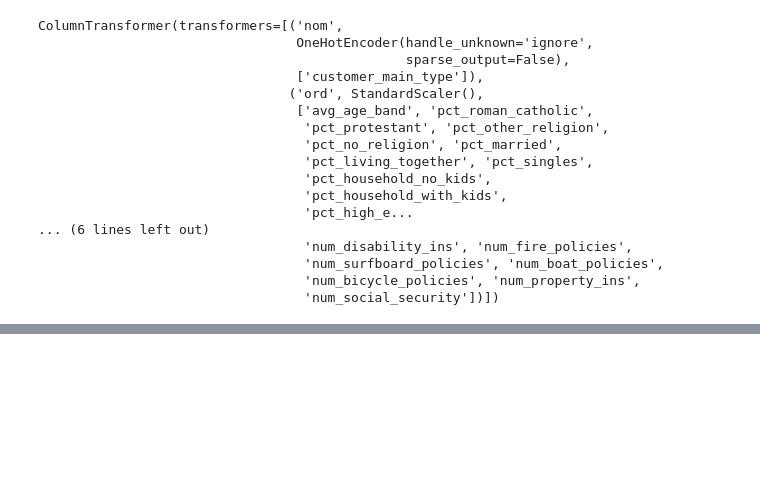
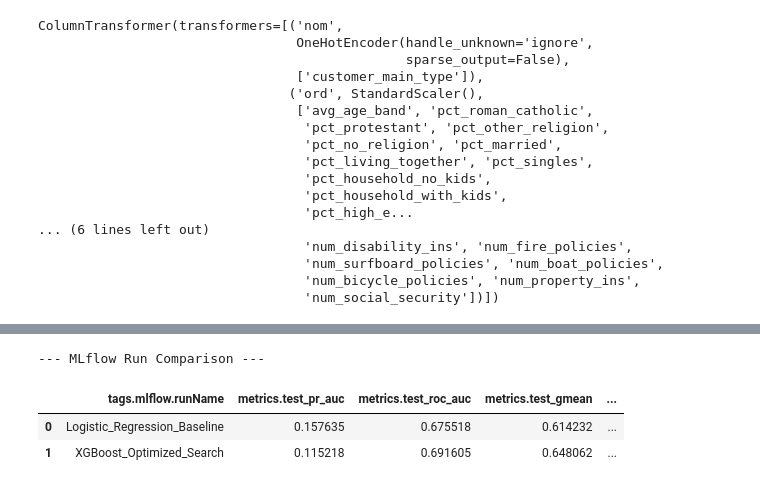
Before and after one commit to JorgeSantana117/insurance_company_project, a Jupyter notebook: notebooks/Fase_2_Equipo58.ipynb, the cells around one changed output, grey strips where cells are left out. Saved outputs shown, nothing was run; the diff lists cells and outputs as text; code cells hidden in the pictures; blank space fills up the shorter version.

Commit message:
Local MLFlow tracking, versioning and registering

```diff
--- a/notebooks/Fase_2_Equipo58.ipynb
+++ b/notebooks/Fase_2_Equipo58.ipynb
@@ -189,0 +203,9 @@ ColumnTransformer(transformers=[('nom',
+# %%
+# Set the tracking URI to the project's root mlruns folder
+mlflow.set_tracking_uri(MLRUNS_URI)
+
+# Now, set the experiment
+mlflow.set_experiment(config.MLFLOW_EXPERIMENT_NAME)
+
+print(f"MLflow tracking URI set to: {MLRUNS_URI}")
+print(f"MLflow experiment set to: '{config.MLFLOW_EXPERIMENT_NAME}'")
@@ -257,0 +294,31 @@ Best Params:
+# %%
+# Get all runs from our experiment, ordered by best PR-AUC
+df_runs = mlflow.search_runs(
+    experiment_names=[config.MLFLOW_EXPERIMENT_NAME],
+    order_by=["metrics.test_pr_auc DESC"]
+)
+
+# Define columns to display
+cols_to_show = [
+    "tags.mlflow.runName",
+    "metrics.test_pr_auc",
+    "metrics.test_roc_auc",
+    "metrics.test_gmean",
+    "metrics.best_threshold_gmean",
+    "params.n_estimators",
+    "params.max_depth",
+    "params.learning_rate",
+    "status",
+    "artifact_uri"
+]
+
+# Filter df_runs to only columns that actually exist (to avoid KeyErrors)
+display_cols = [col for col in cols_to_show if col in df_runs.columns]
+
+print("--- MLflow Run Comparison ---")
+display(df_runs[display_cols])
+# %% [output]
+--- MLflow Run Comparison ---
+|  | tags.mlflow.runName | metrics.test_pr_auc | metrics.test_roc_auc | metrics.test_gmean | ... |
+| 0 | Logistic_Regression_Baseline | 0.157635 | 0.675518 | 0.614232 | ... |
+| 1 | XGBoost_Optimized_Search | 0.115218 | 0.691605 | 0.648062 | ... |
```
Also changed, not shown: parts of 24 cells of this notebook, 3 other files.
